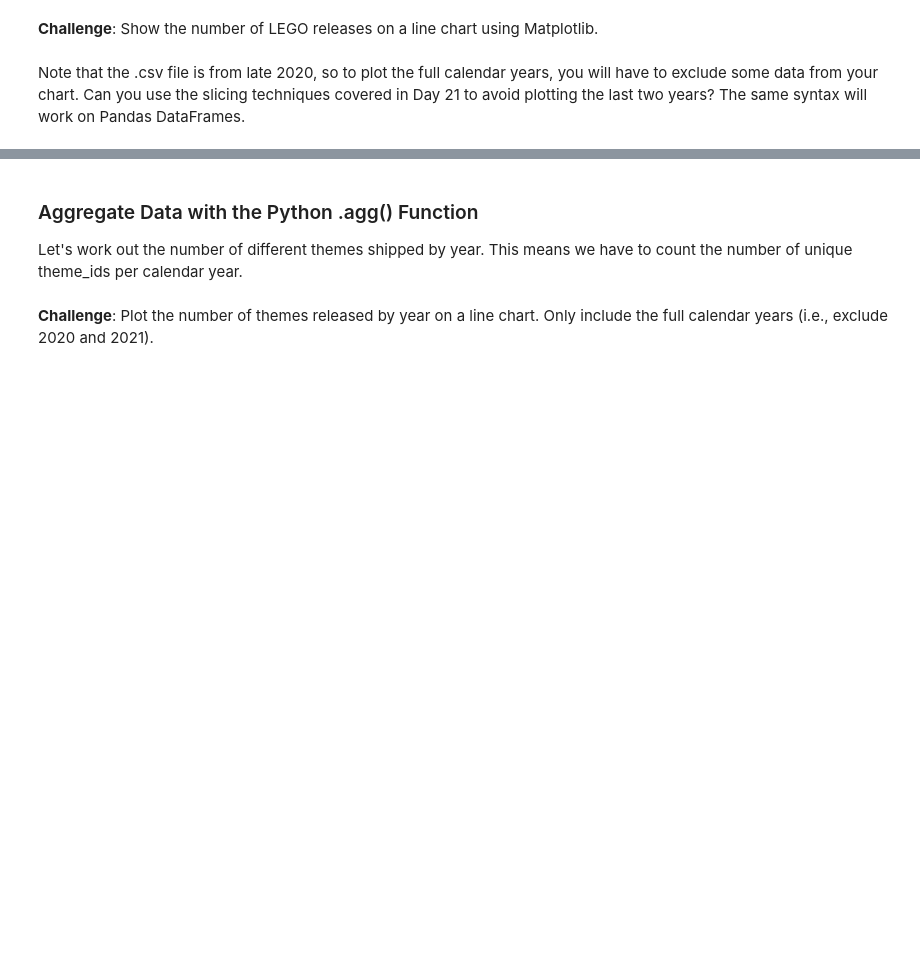
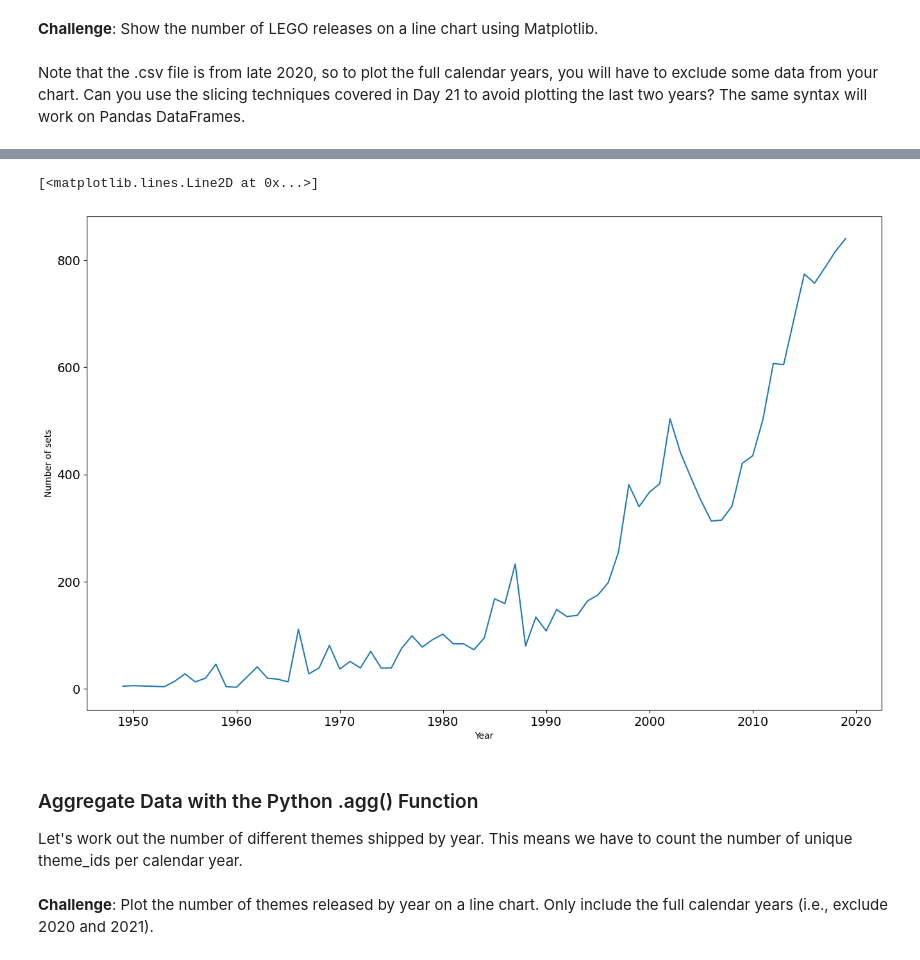
Before and after one commit to nico-Zero/Python, a Jupyter notebook: New_Shit__/Angela_Yu__/Day_73_LAGO_Dataset/LEGO Notebook and Data (start)/Lego_Analysis_for_Course_(start).ipynb, the cells around one changed output, grey strips where cells are left out. Drawn from its saved outputs; the diff is of its cells as text; code cells hidden in the pictures; blank space fills up the shorter version.

```diff
--- a/New_Shit__/Angela_Yu__/Day_73_LAGO_Dataset/LEGO Notebook and Data (start)/Lego_Analysis_for_Course_(start).ipynb
+++ b/New_Shit__/Angela_Yu__/Day_73_LAGO_Dataset/LEGO Notebook and Data (start)/Lego_Analysis_for_Course_(start).ipynb
@@ -63,3 +172,14 @@ Note that the .csv file is from late 2020, so to plot the full calendar years, y
+# %%
+set_count_data = set_df.groupby(by="year").count()
+plt.figure(figsize=(16, 10))
+plt.xlabel("Year")
+plt.ylabel("Number of sets")
+plt.xticks(fontsize=14)
+plt.yticks(fontsize=14)
+plt.plot(set_count_data.index[:-2], set_count_data.set_num[:-2])
+# %% [output]
+[<matplotlib.lines.Line2D at 0x...>]
+[figure, added]
 # %% [markdown]
 ### Aggregate Data with the Python .agg() Function
 
```
Also changed, not shown: parts of 15 cells of this notebook, 1 other file.
